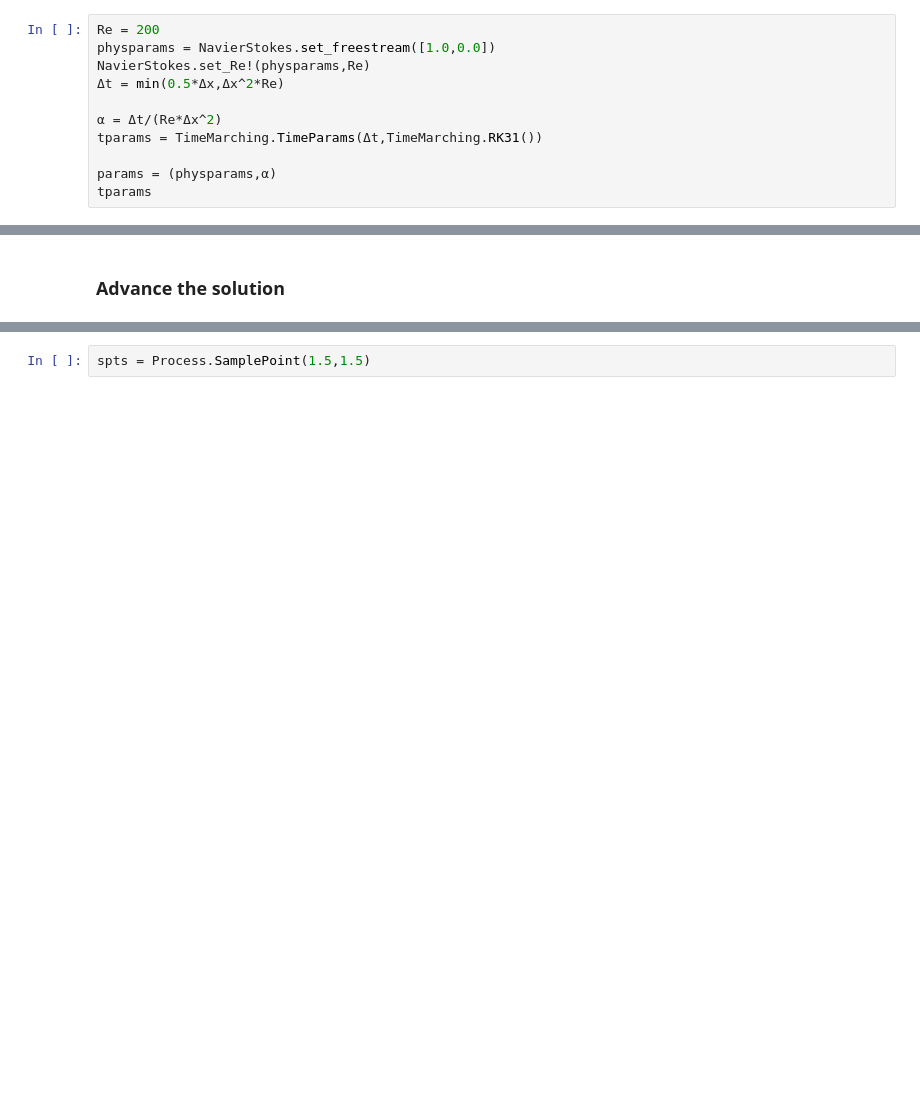
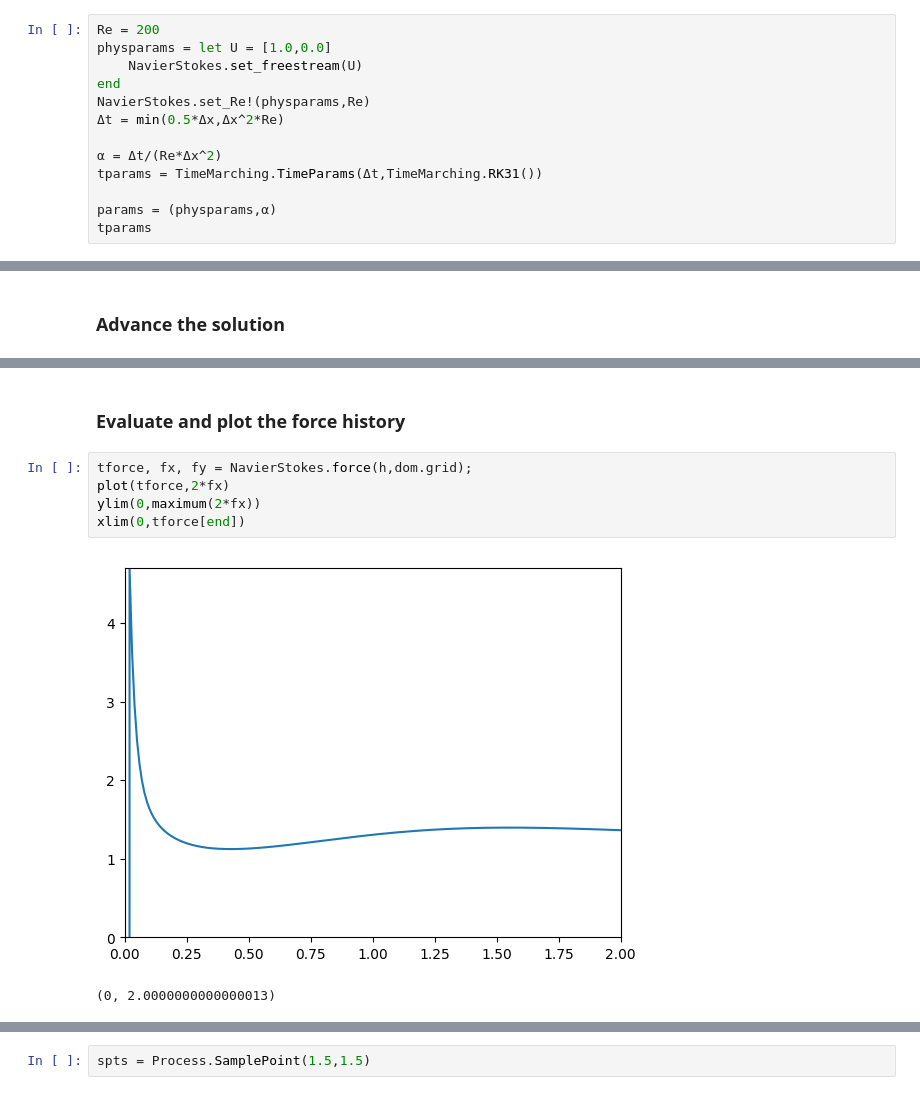
Before and after one commit to JuliaIBPM/ViscousFlow.jl, a Jupyter notebook: examples/Testing Navier-Stokes on a body.ipynb, the cells around one changed output, grey strips where cells are left out. Cells and saved outputs as stored; diff of their text form; blank space fills up the shorter version.

```diff
--- a/examples/Testing Navier-Stokes on a body.ipynb
+++ b/examples/Testing Navier-Stokes on a body.ipynb
@@ -56,7 +66,9 @@ Grid: number of cells = (200,100), Δx = 0.02, xmin = [-1.0, -1.0], xmax = [3.0,
 ### Set the physical and time parameters
 # %%
 Re = 200
-physparams = NavierStokes.set_freestream([1.0,0.0])
+physparams = let U = [1.0,0.0]
+    NavierStokes.set_freestream(U)
+end
 NavierStokes.set_Re!(physparams,Re)
 Δt = min(0.5*Δx,Δx^2*Re)
 
@@ -104,0 +129,10 @@ t = [copy(f[i].t) for i = 1:length(f)];
+# %% [markdown]
+### Evaluate and plot the force history
+# %%
+tforce, fx, fy = NavierStokes.force(h,dom.grid);
+plot(tforce,2*fx)
+ylim(0,maximum(2*fx))
+xlim(0,tforce[end])
+# %% [output]
+[figure, added]
+(0, 2.0000000000000013)
```
Also changed, not shown: parts of 23 cells of this notebook, 2 other files.
